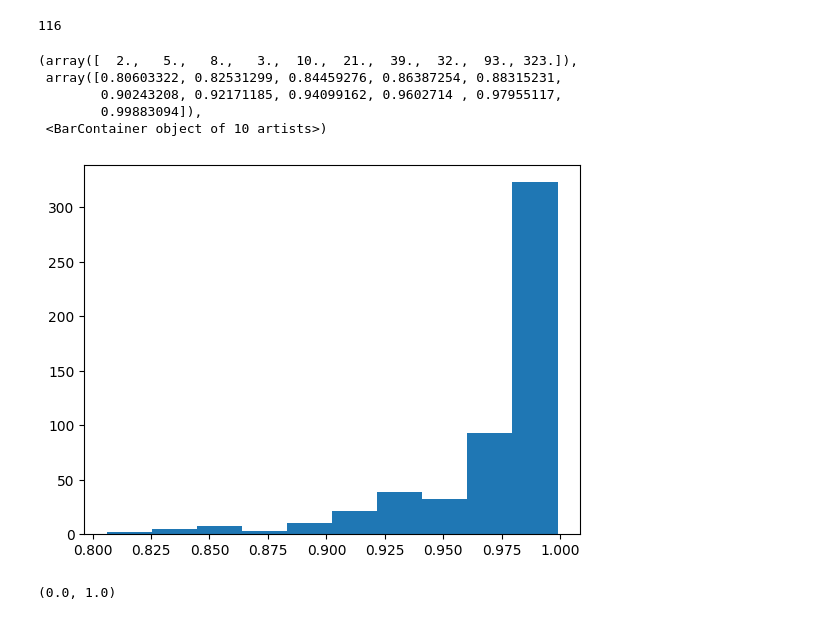
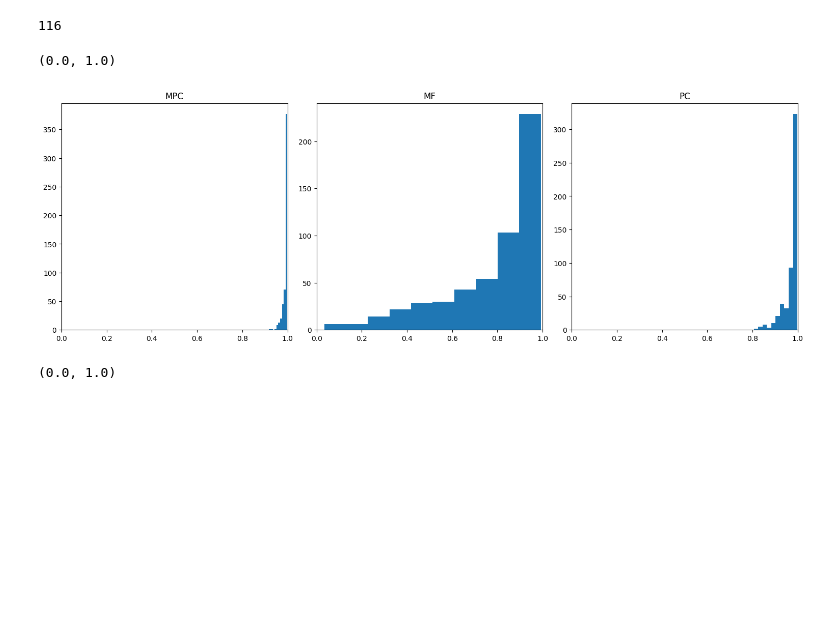
Before and after one commit to NeuroAI-IBS/fn_data_saccade, a Jupyter notebook: Data sorting/python_code/rawMossy_Purkinje.ipynb, the cells around one changed output. Drawn from its saved outputs; the diff is of its cells as text; code cells hidden in the pictures; blank space fills up the shorter version.

```diff
--- a/Data sorting/python_code/rawMossy_Purkinje.ipynb
+++ b/Data sorting/python_code/rawMossy_Purkinje.ipynb
@@ -208,14 +217,23 @@ else:
 #     r_2_pn1 = np.array(r_2_pn)
 #     resid_t1 = np.array(resid_t)
 # %%
-plt.hist(r_2_pn3)
+fig = plt.figure(constrained_layout=True,figsize=(15,5))
+
+ax = fig.add_subplot(1, 3, 1)
+ax.hist(r_2_pn1)
+ax.set_title('MPC')
+ax.set_xlim(0, 1)
+ax = fig.add_subplot(1, 3, 2)
+ax.hist(r_2_pn2)
+ax.set_title('MF')
+ax.set_xlim(0, 1)
+ax = fig.add_subplot(1, 3, 3)
+ax.hist(r_2_pn3)
+ax.set_title('PC')
+ax.set_xlim(0, 1)
 # %% [output]
-(array([  2.,   5.,   8.,   3.,  10.,  21.,  39.,  32.,  93., 323.]),
- array([0.80603322, 0.82531299, 0.84459276, 0.86387254, 0.88315231,
-        0.90243208, 0.92171185, 0.94099162, 0.9602714 , 0.97955117,
-        0.99883094]),
- <BarContainer object of 10 artists>)
+(0.0, 1.0)
-[figure, old version]
+[figure, new version]
 # %%
 fig = plt.figure(constrained_layout=True,figsize=(15,5))
 
```
Also changed, not shown: parts of 2 cells of this notebook.
